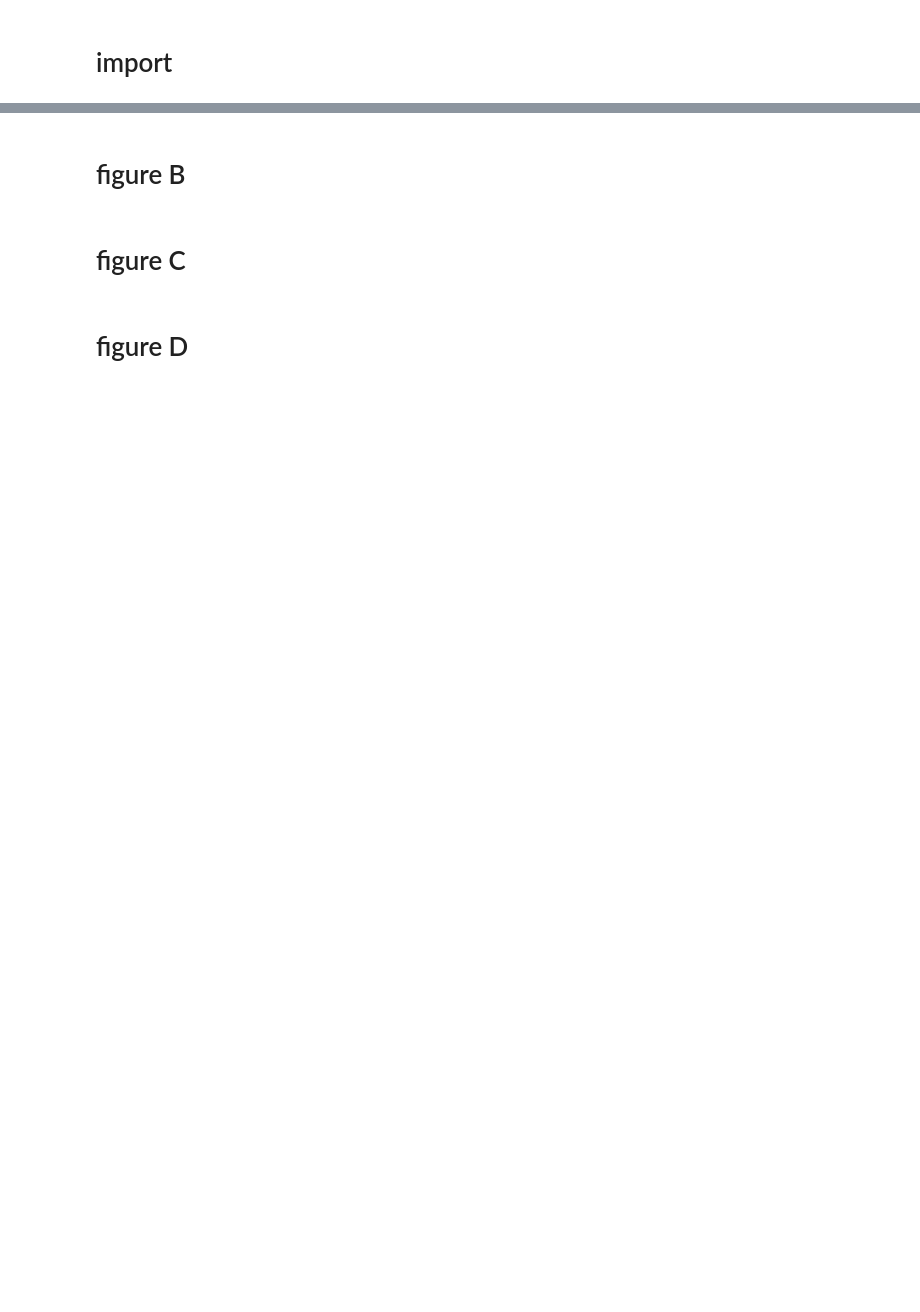
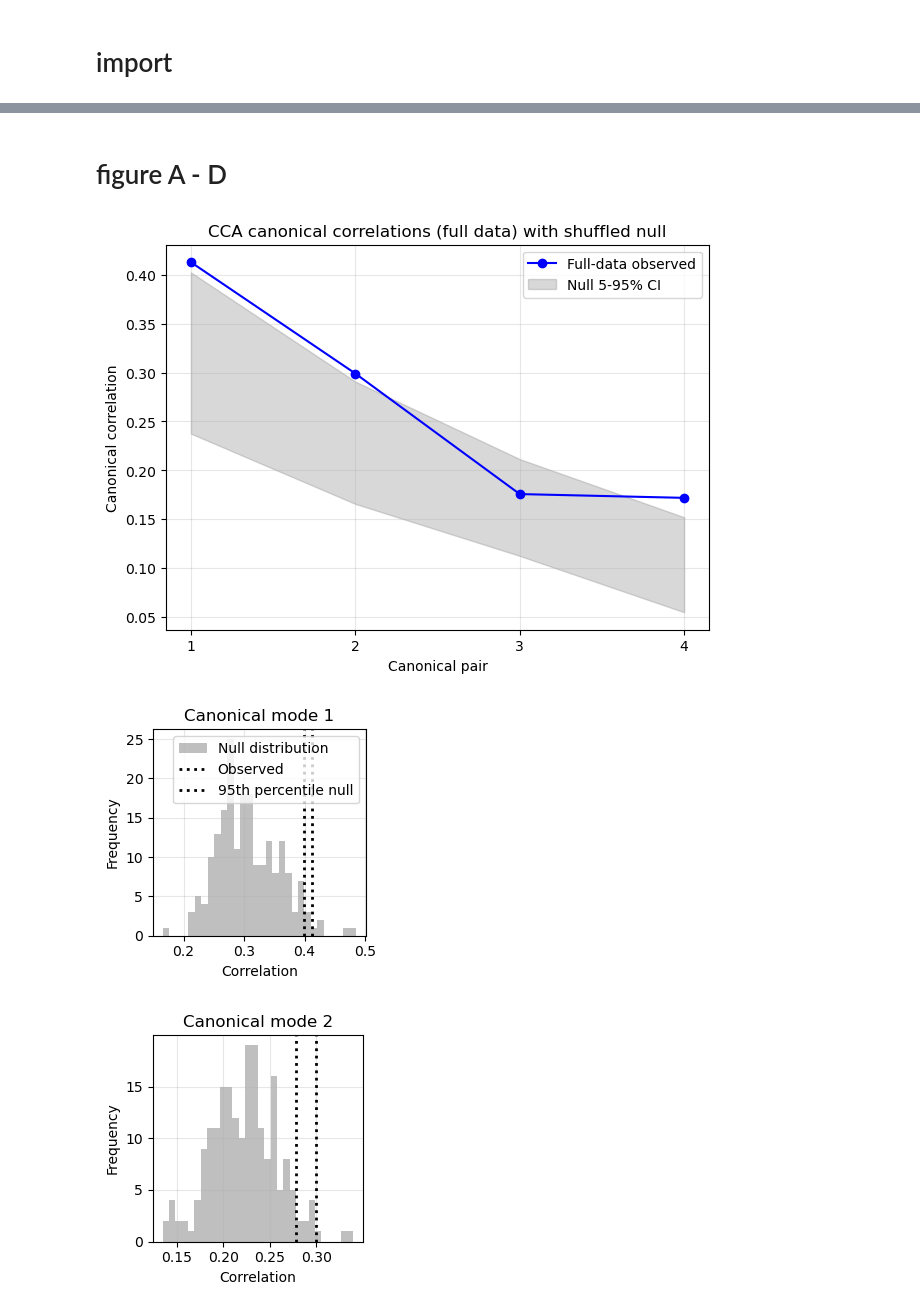
Before and after one commit to EmmettJT/procedural_replay_paper_2025, a Jupyter notebook: ED_10/ED10_plots.ipynb, the cells around one changed output, grey strips where cells are left out. Cells and saved outputs as stored; diff of their text form; code cells hidden in the pictures; blank space fills up the shorter version.

```diff
--- a/ED_10/ED10_plots.ipynb
+++ b/ED_10/ED10_plots.ipynb
@@ -5,6 +146,18 @@
+# %%
+bts_outcome_matrix = pd.read_csv(r"C:\Users\Emmett Thompson\Documents\procedural_replay_paper_2025\data\f4\bts_outcome.csv")
+bts_predictor_matrix = pd.read_csv(r"C:\Users\Emmett Thompson\Documents\procedural_replay_paper_2025\data\f4\bts_predictor.csv")
+# scale and standardise the data
+X_scaled, Y_scaled = stadardise_data(bts_predictor_matrix,bts_outcome_matrix)
 # %% [markdown]
-# figure B
+# figure A - D
-# %% [markdown]
-# figure C
-# %% [markdown]
-# figure D
+# %%
+# plot scree
+plot_cannon_corr(X_scaled, Y_shuffled)
+# cross correlations
+fold_cross_val(full_corrs,null_corrs_all,0)
+fold_cross_val(full_corrs,null_corrs_all,1)
+fold_cross_val(full_corrs,null_corrs_all,3)
+# %% [output]
+[figure, added]
+[figure, added]
+[figure, added]
```
Also changed, not shown: parts of 12 cells of this notebook, 2 other files.
